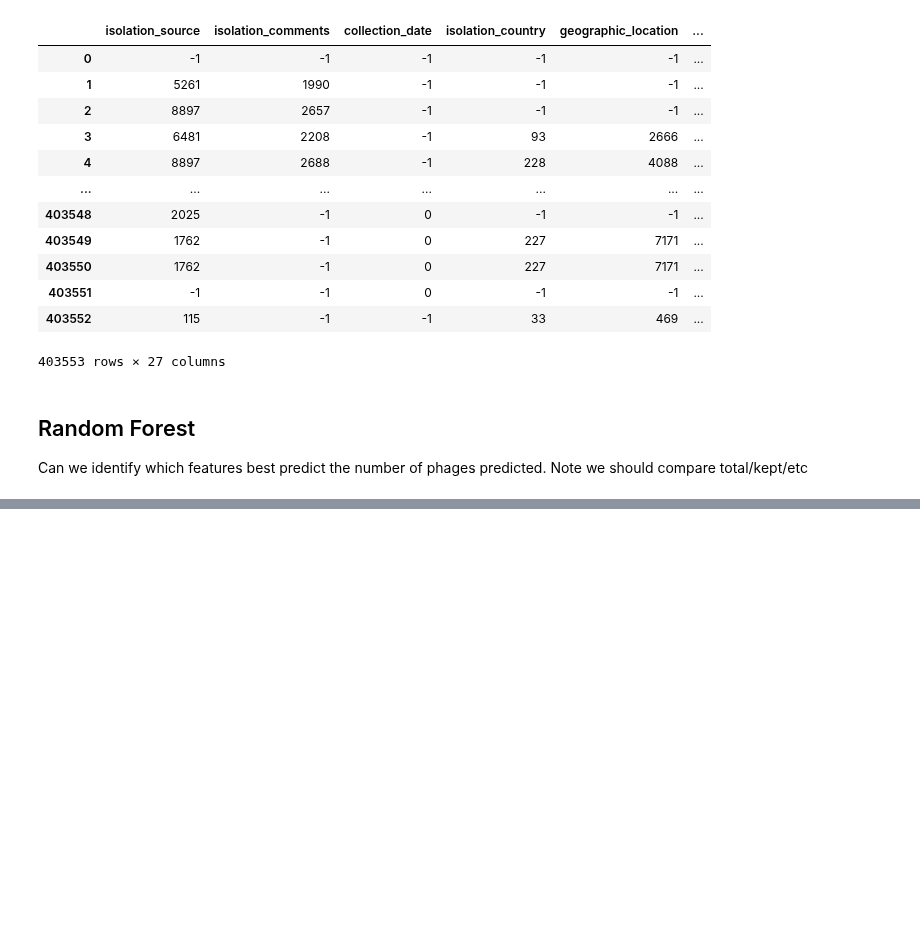
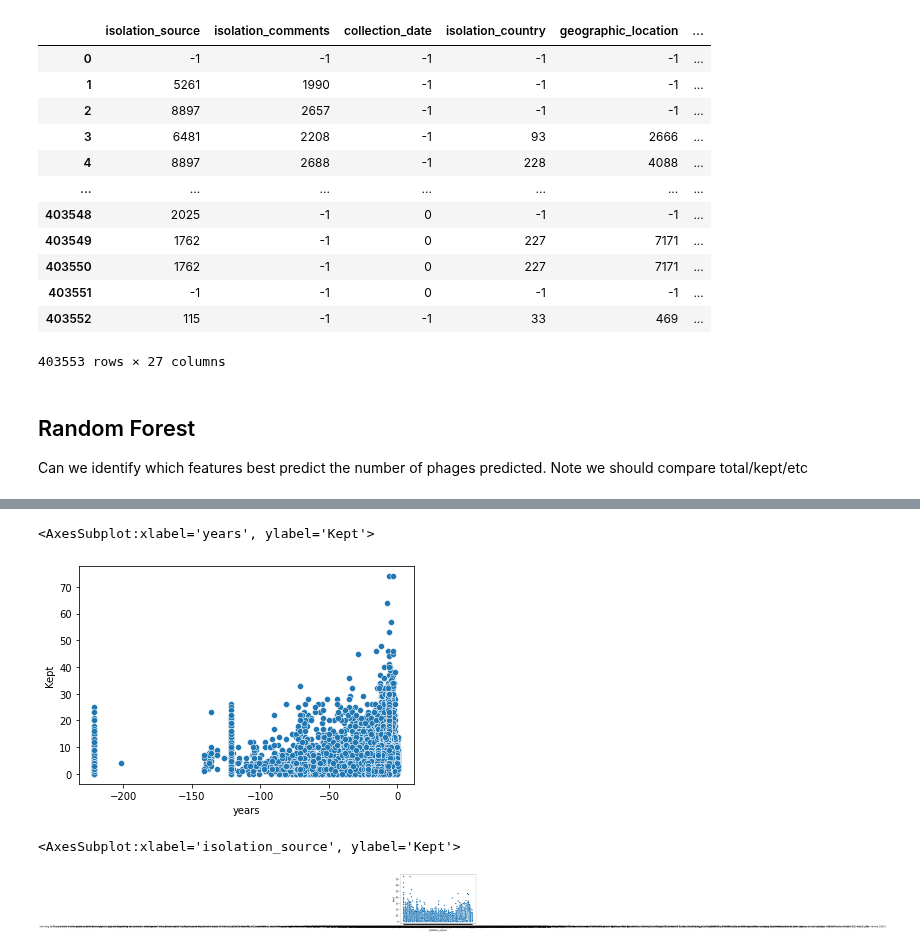
Before and after one commit to linsalrob/PhispyAnalysis, a Jupyter notebook: DataAnalysis/RAST sources.ipynb, the cells around one changed output, grey strips where cells are left out. Saved outputs shown, nothing was run; the diff lists cells and outputs as text; code cells hidden in the pictures; blank space fills up the shorter version.

```diff
--- a/DataAnalysis/RAST sources.ipynb
+++ b/DataAnalysis/RAST sources.ipynb
@@ -216,0 +515,2 @@ Can we identify which features best predict the number of phages predicted. Note
+# %%
+cdnn['years_ago'] = cdnn.collection_date.apply(convert_date)
@@ -216,0 +571,11 @@ Can we identify which features best predict the number of phages predicted. Note
+# %%
+sns.scatterplot(x='years', y='Kept', data=cdnn[cdnn['years'].notnull()])
+# %% [output]
+<AxesSubplot:xlabel='years', ylabel='Kept'>
+[figure, added]
+# %%
+cdnn = phagemeta[phagemeta['isolation_source'].notnull()][['isolation_source', 'Kept']]
+sns.scatterplot(x='isolation_source', y='Kept', data=cdnn)
+# %% [output]
+<AxesSubplot:xlabel='isolation_source', ylabel='Kept'>
+[figure, added]
```
Also changed, not shown: parts of 25 cells of this notebook.
